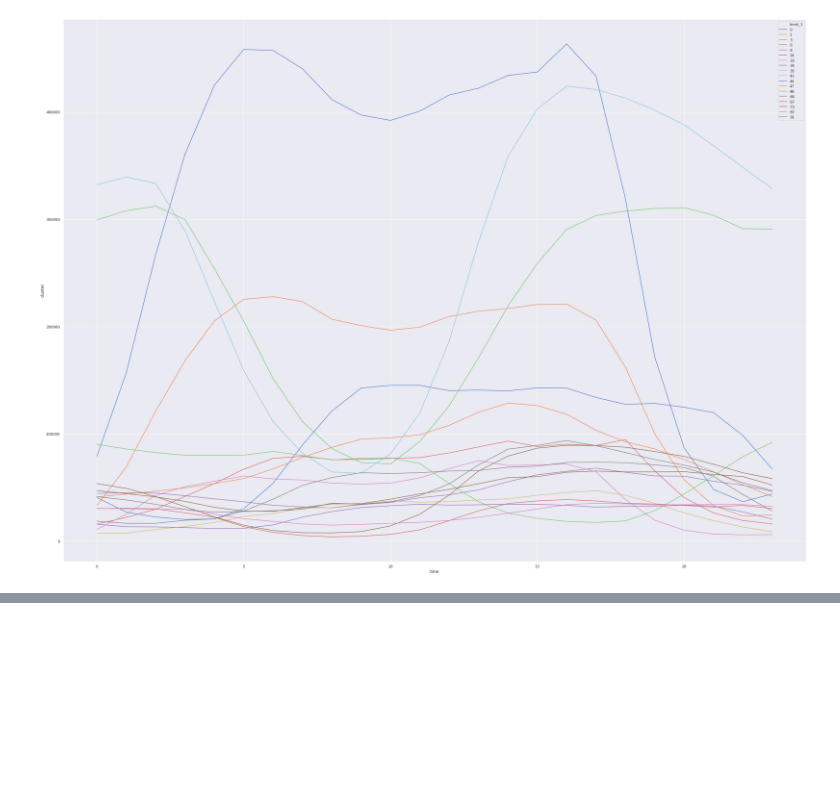
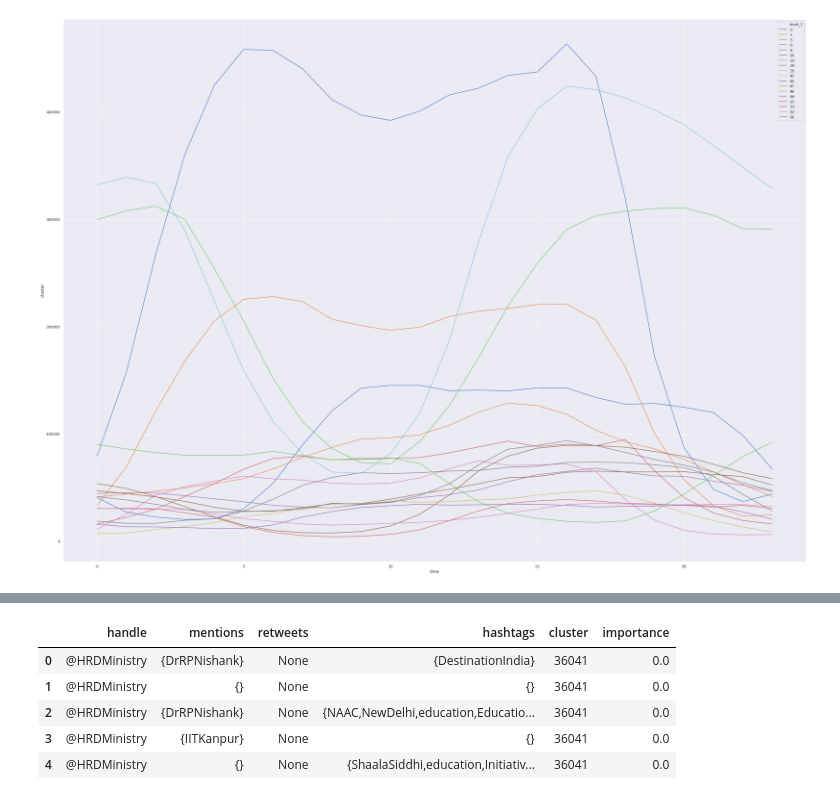
Before and after one commit to bagdeabhishek/notebooks, a Jupyter notebook: twitter.ipynb, the cells around one changed output, grey strips where cells are left out. Saved outputs shown, nothing was run; the diff lists cells and outputs as text; code cells hidden in the pictures; blank space fills up the shorter version.

```diff
--- a/twitter.ipynb
+++ b/twitter.ipynb
@@ -449,0 +472,10 @@ palette=sns.color_palette("mako_r", 6)
+# %%
+df = pd.DataFrame(ls,columns=['handle','mentions','retweets','hashtags','cluster','importance'])
+df.head()
+# %% [output]
+|  | handle | mentions | retweets | hashtags | cluster | importance |
+| 0 | @HRDMinistry | {DrRPNishank} | None | {DestinationIndia} | 36041 | 0.0 |
+| 1 | @HRDMinistry | {} | None | {} | 36041 | 0.0 |
+| 2 | @HRDMinistry | {DrRPNishank} | None | {NAAC,NewDelhi,education,Educatio... | 36041 | 0.0 |
+| 3 | @HRDMinistry | {IITKanpur} | None | {} | 36041 | 0.0 |
+| 4 | @HRDMinistry | {} | None | {ShaalaSiddhi,education,Initiativ... | 36041 | 0.0 |
```
Also changed, not shown: parts of 9 cells of this notebook, 2 other files.
